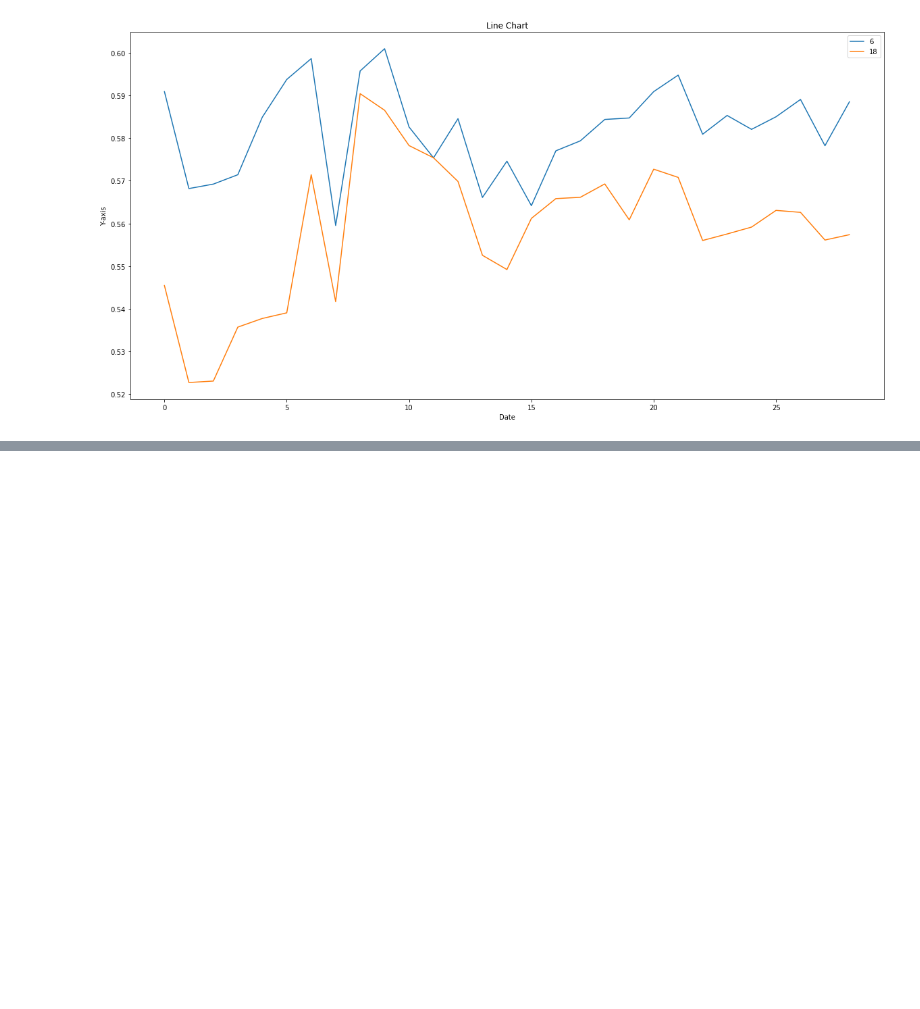
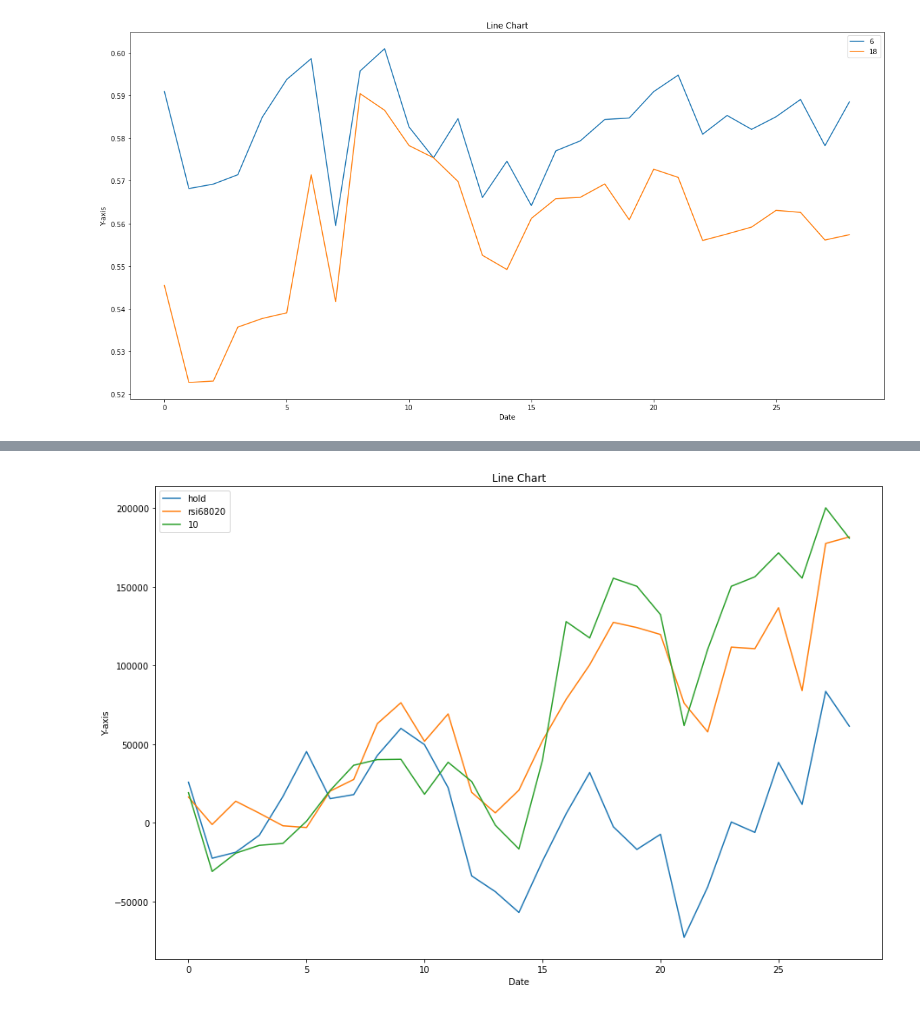
Before and after one commit to Kevinthinker168/ARIN7600-Capstone, a Jupyter notebook: 回测系统.ipynb, the cells around one changed output, grey strips where cells are left out. Saved outputs shown, nothing was run; the diff lists cells and outputs as text; code cells hidden in the pictures; blank space fills up the shorter version.

```diff
--- a/回测系统.ipynb
+++ b/回测系统.ipynb
@@ -1978,7 +1977,7 @@ plt.show()
 # %% [output]
 [figure]
 # %%
-end="2023-09-21"
+
 name="0700.HK"
 holding=[]
 
@@ -2690,39 +2692,40 @@ for date in day:
 # %%
 plt.figure(figsize=(15,10))
 
 plt.plot(holding,label="hold")
 #plt.plot(strategy1,label="12_26")
 #plt.plot(strategy2,label="6_19")
 #plt.plot(strategy3,label="19_39")
-#plt.plot(strategy4,label="rsi68020")
+plt.plot(strategy4,label="rsi68020")
 #plt.plot(strategy5,label="rsi67030")
+
 #plt.plot(strategy6,label="6")
 #plt.plot(strategy7,label="7")
+#plt.plot(strategy8,label="8")
+#plt.plot(strategy9,label="9")
+plt.plot(strategy10,label="10")
 
-plt.plot(strategy8,label="8")
-plt.plot(strategy9,label="9")
-
-#plt.plot(strategy10,label="10")
 #plt.plot(strategy11,label="11")
 #plt.plot(strategy12,label="12")
 #plt.plot(strategy13,label="13")
 #plt.plot(strategy14,label="14")
+
 #plt.plot(strategy15,label="15")
 #plt.plot(strategy16,label="16")
-
-plt.plot(strategy17,label="17")
-
+#plt.plot(strategy17,label="17")
 #plt.plot(strategy18,label="18")
 #plt.plot(strategy19,label="19")
 #plt.plot(strategy20,label="20")
 #plt.plot(strategy21,label="21")
 
 plt.legend()
 
 plt.title("Line Chart")
 plt.xlabel("Date")
 plt.ylabel("Y-axis")
 plt.show()
+# %% [output]
+[figure, added]
 # %%
 plt.figure(figsize=(20,10))
 #plt.plot(rate1,label="12_26")
```
Also changed, not shown: parts of 8 cells of this notebook.
